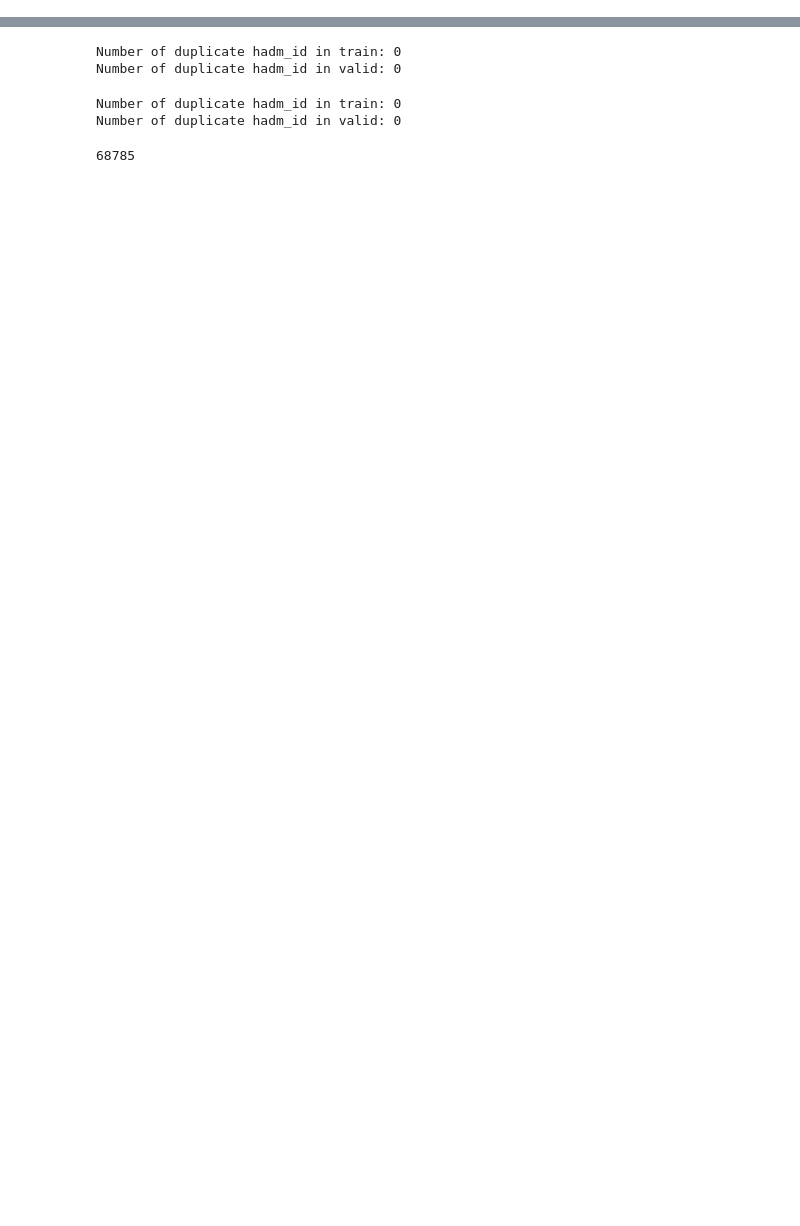
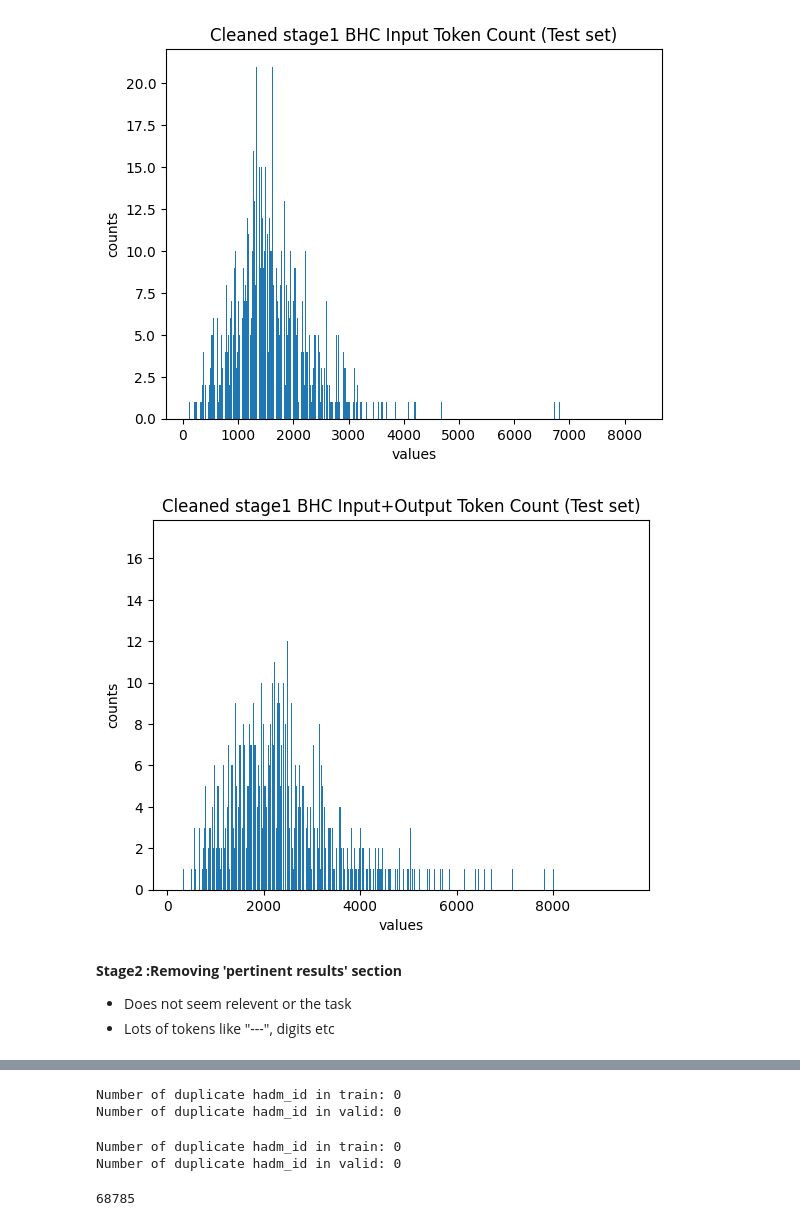
Before and after one commit to HAOTIAN89/MEDISCHARGE, a Jupyter notebook: notebooks/dataset_processing.ipynb, the cells around one changed output, grey strips where cells are left out. Saved outputs shown, nothing was run; the diff lists cells and outputs as text; code cells hidden in the pictures; blank space fills up the shorter version.

```diff
--- a/notebooks/dataset_processing.ipynb
+++ b/notebooks/dataset_processing.ipynb
@@ -86,0 +58,27 @@ Number of spaces in the string: 1901
+# %%
+clean1_bhc_input = extract_clean_inputs(test_combined_discharge,
+                        features_to_include=[
+                                'sex',
+                                'allergies',
+                                'chief_complaint',
+                                'major_surgical_procedures',
+                                'history_of_present_illness',
+                                'past_medical_history',
+                                'social_history',
+                                'family_history',
+                                'physical_exam',
+                                'pertinent_results',
+                            ])
+# %%
+clean_1_bhc_input_token_count = clean1_bhc_input.progress_apply(get_token_count)
+plot_token_count(clean_1_bhc_input_token_count,
+                 'Cleaned stage1 BHC Input Token Count (Test set)')
+plot_token_count(clean_1_bhc_input_token_count + test_combined_discharge['bhc_token_count'] ,
+                 'Cleaned stage1 BHC Input+Output Token Count (Test set)')
+# %% [output]
+[figure, added]
+[figure, added]
+# %% [markdown]
+**Stage2 :Removing 'pertinent results' section**
+- Does not seem relevent or the task
+- Lots of tokens like "---", digits etc
```
Also changed, not shown: parts of 52 cells of this notebook, 2 other files.
